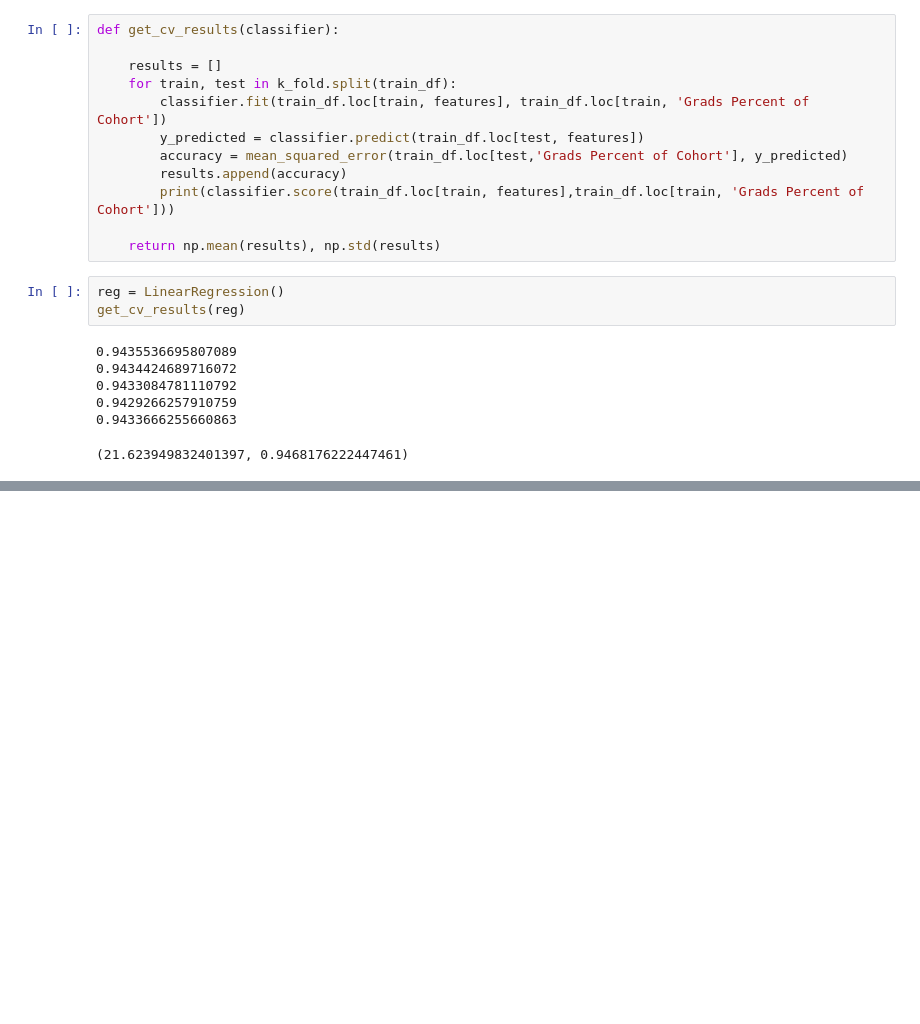
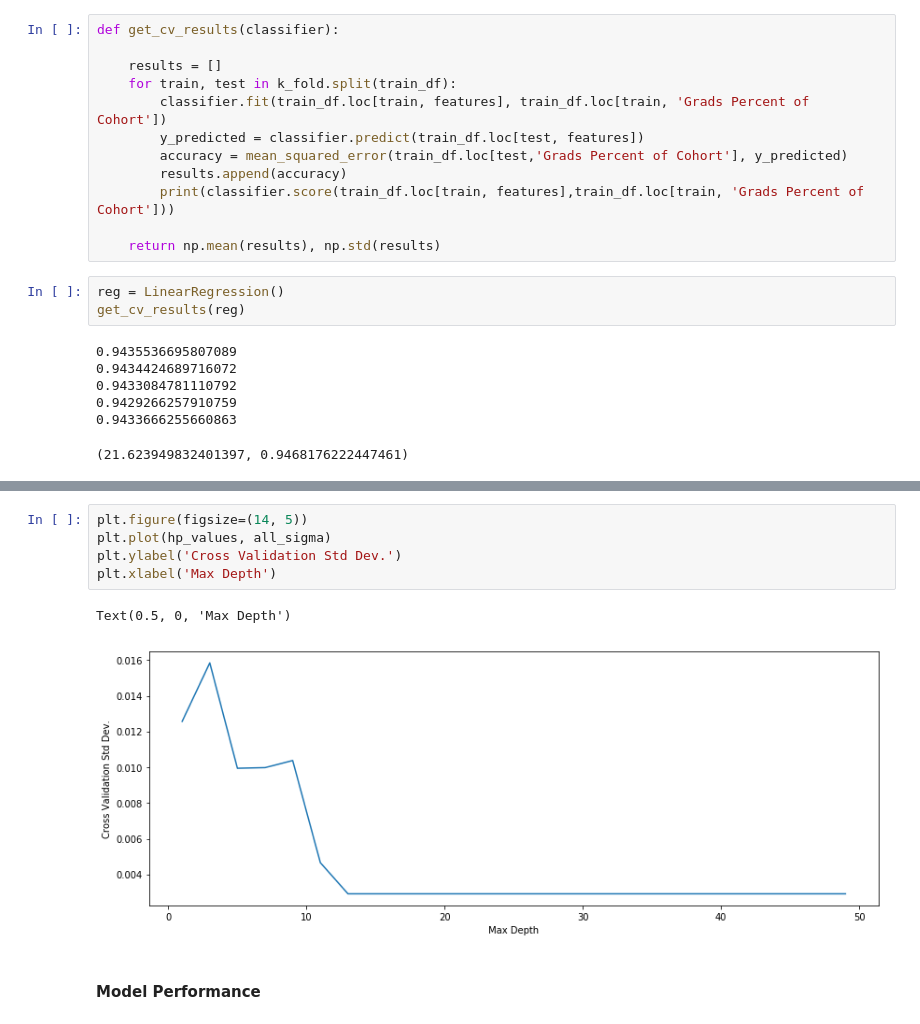
Before and after one commit to shravan097/NYCHS-Data-Analysis, a Jupyter notebook: nabil/nabil.ipynb, the cells around one changed output, grey strips where cells are left out. Drawn from its saved outputs; the diff is of its cells as text; blank space fills up the shorter version.

```diff
--- a/nabil/nabil.ipynb
+++ b/nabil/nabil.ipynb
@@ -166,0 +338,10 @@ get_cv_results(reg)
+# %%
+plt.figure(figsize=(14, 5))
+plt.plot(hp_values, all_sigma)
+plt.ylabel('Cross Validation Std Dev.')
+plt.xlabel('Max Depth')
+# %% [output]
+Text(0.5, 0, 'Max Depth')
+[figure, added]
+# %% [markdown]
+#### Model Performance
```
Also changed, not shown: parts of 23 cells of this notebook.
